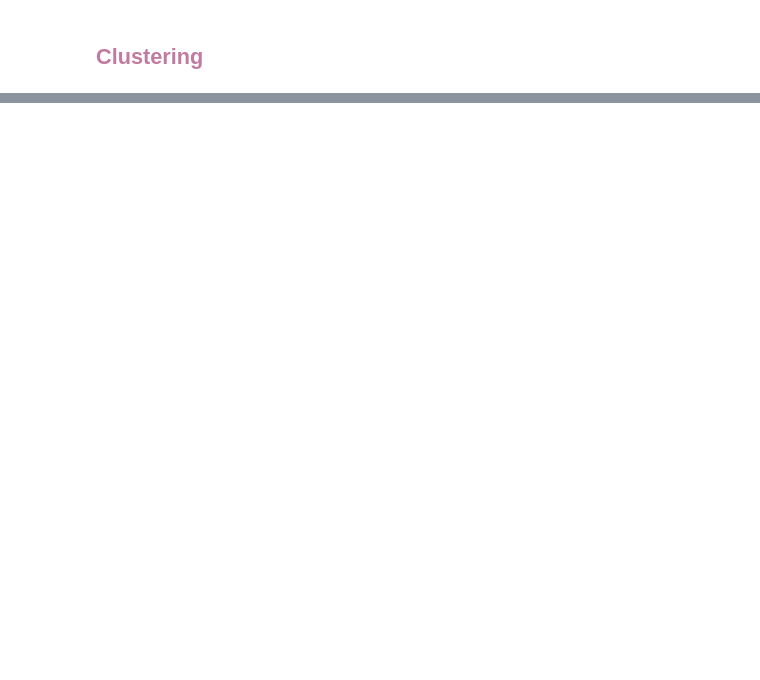
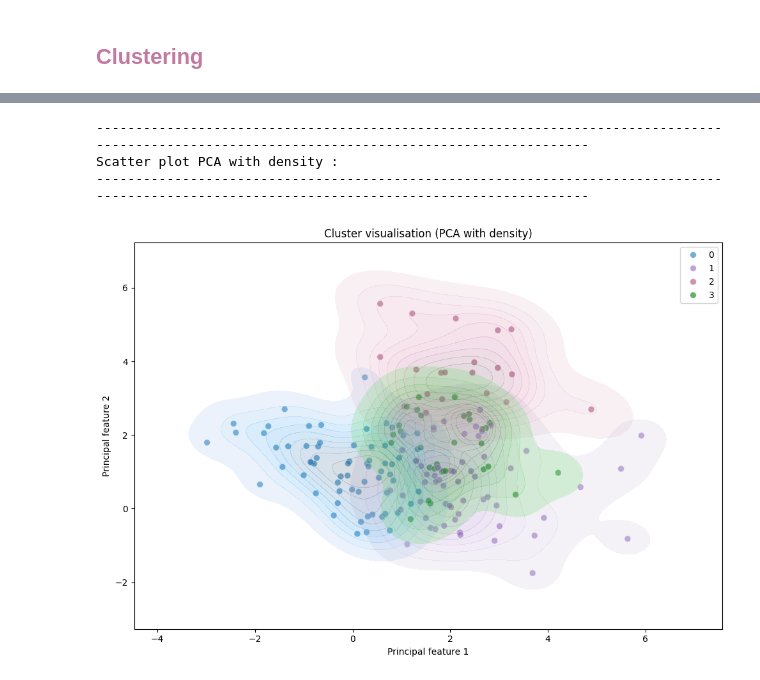
Before and after one commit to Sn-Kirtika/Students-Mental-Health, a Jupyter notebook: student_mental_health_analysis.ipynb, the cells around one changed output, grey strips where cells are left out. Drawn from its saved outputs; the diff is of its cells as text; code cells hidden in the pictures; blank space fills up the shorter version.

```diff
--- a/student_mental_health_analysis.ipynb
+++ b/student_mental_health_analysis.ipynb
@@ -652,17 +533,0 @@ for cluster in sorted(pdf["cluster"].unique()):
-# %%
-from itertools import combinations
-
-# Liste des colonnes numériques
-numeric_cols = df_all.columns
-
-# Pour chaque cluster
-for cluster_id in sorted(df_clusters.select("cluster").distinct().rdd.flatMap(lambda x: x).collect()):
-    print(f"\n📊 Correlation matrix for Cluster {cluster_id}:")
-
-    # Filtrer les lignes de ce cluster
-    df_cluster = df_clusters.filter(df_clusters["cluster"] == cluster_id)
-
-    # Calculer la corrélation entre chaque paire de colonnes
-    for col1, col2 in combinations(numeric_cols, 2):
-        corr_value = df_cluster.stat.corr(col1, col2)
-        print(f"Corr({col1}, {col2}) = {corr_value:.4f}")
@@ -766,0 +534,42 @@ for cluster_id in sorted(cluster_ids):
+# %%
+print("-----------------------------------------------------------------------------------------------------------------------------------------------")
+print("Scatter plot PCA with density : ")
+print("-----------------------------------------------------------------------------------------------------------------------------------------------\n")
+
+custom_palette = {
+    0: "#1f77b4",
+    1: "#9467bd",
+    2: "#a64d79",
+    3: "green",
+}
+
+pca = PCA(k=2, inputCol="scaledFeatures", outputCol="pcaFeatures")
+pca_model = pca.fit(df_clusters)
+df_pca = pca_model.transform(df_clusters)
+
+
+plt.figure(figsize=(10, 7))
+sns.scatterplot(data=df_pca_pd, x='PC1', y='PC2', hue='Cluster', palette=custom_palette, s=50, alpha=0.6)
+
+for cluster_id in df_pca_pd["Cluster"].unique():
+
+    sns.kdeplot(
+        data=df_pca_pd[df_pca_pd["Cluster"] == cluster_id],
+        x="PC1", y="PC2",
+        fill=True,
+        alpha=0.2,
+        label=f"Cluster {cluster_id} (contour)",
+        color=custom_palette[cluster_id]
+    )
+
+plt.title("Cluster visualisation (PCA with density)")
+plt.xlabel("Principal feature 1")
+plt.ylabel("Principal feature 2")
+plt.legend()
+plt.tight_layout()
+plt.show()
+# %% [output]
+-----------------------------------------------------------------------------------------------------------------------------------------------
+Scatter plot PCA with density :
+-----------------------------------------------------------------------------------------------------------------------------------------------
+[figure, added]
```
Also changed, not shown: parts of 13 cells of this notebook.
